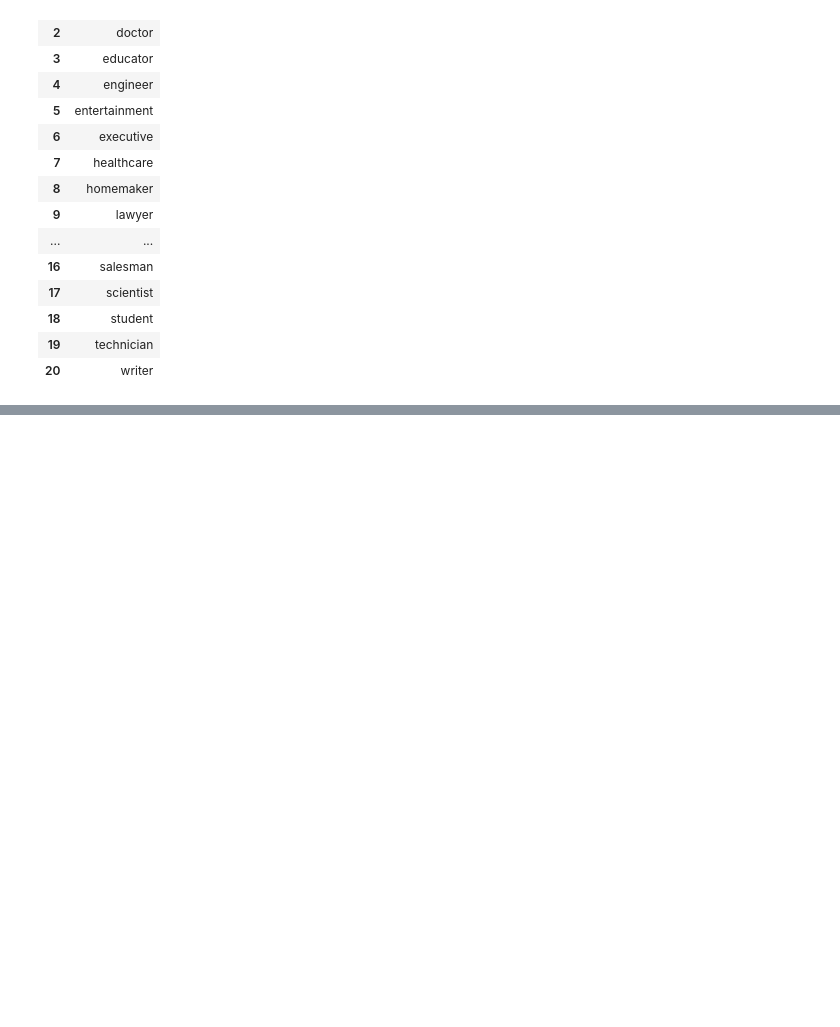
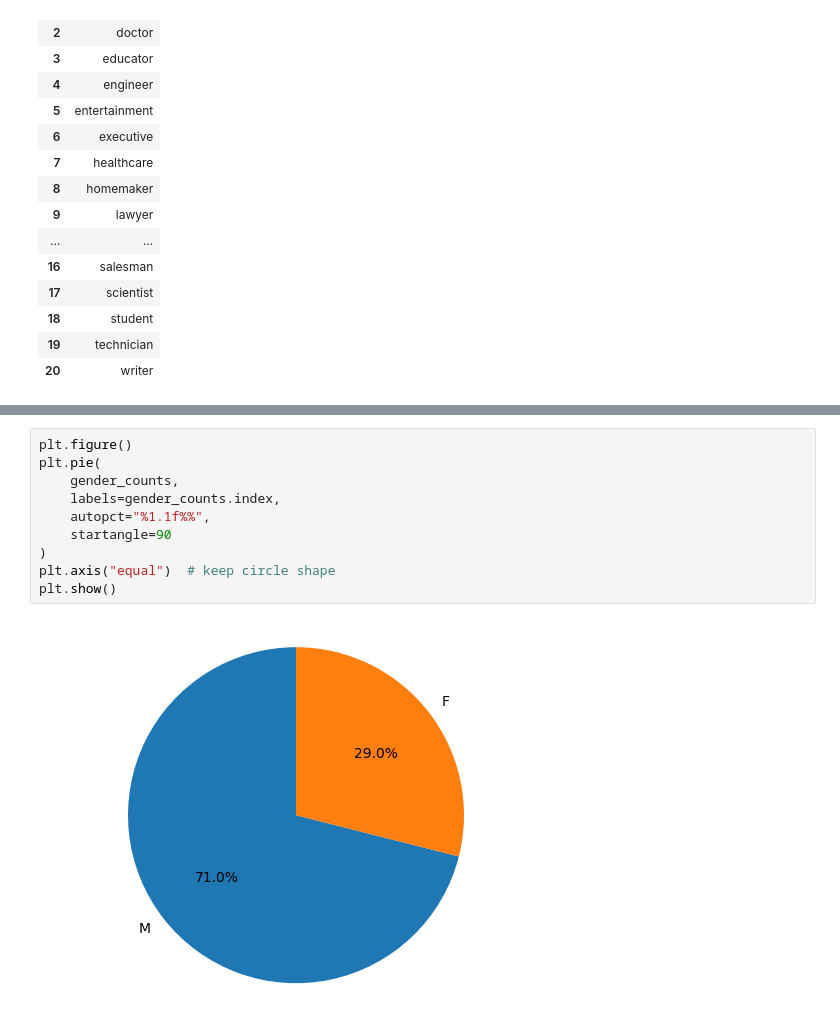
Before and after one commit to thanhbach0904/WebMining-RecSys-20251, a Jupyter notebook: notebooks/eda.ipynb, the cells around one changed output, grey strips where cells are left out. Drawn from its saved outputs; the diff is of its cells as text; blank space fills up the shorter version.

```diff
--- a/notebooks/eda.ipynb
+++ b/notebooks/eda.ipynb
@@ -283,0 +298,12 @@ users
+# %%
+plt.figure()
+plt.pie(
+    gender_counts,
+    labels=gender_counts.index,
+    autopct="%1.1f%%",
+    startangle=90
+)
+plt.axis("equal")  # keep circle shape
+plt.show()
+# %% [output]
+[figure, added]
```
Also changed, not shown: parts of 4 cells of this notebook.
